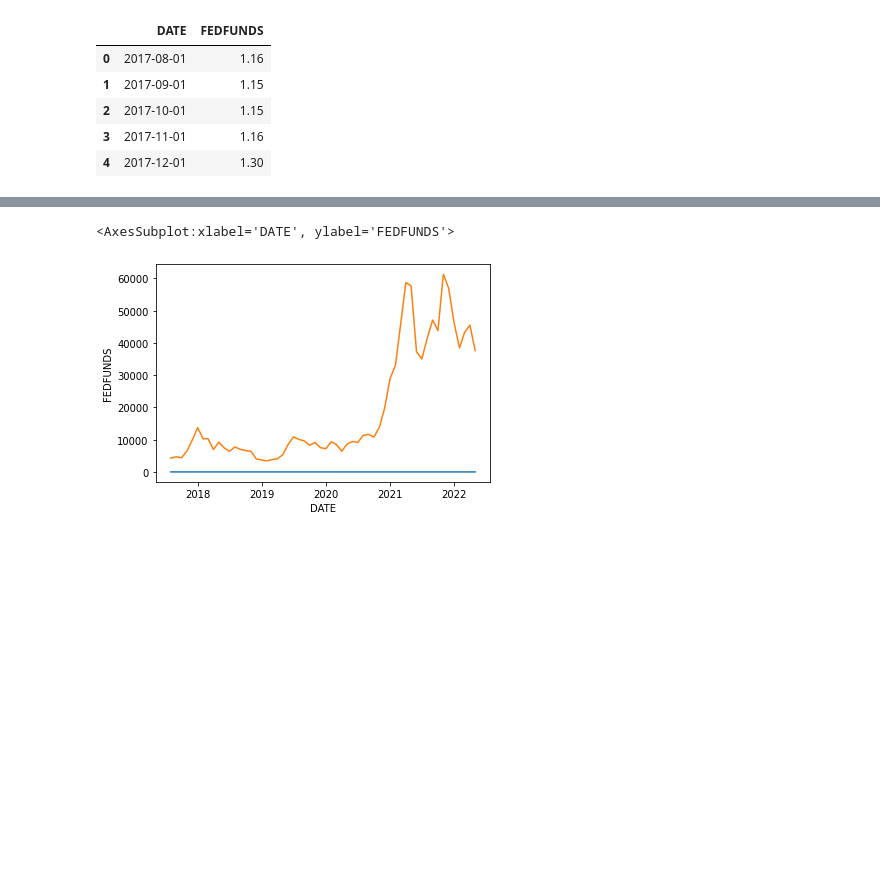
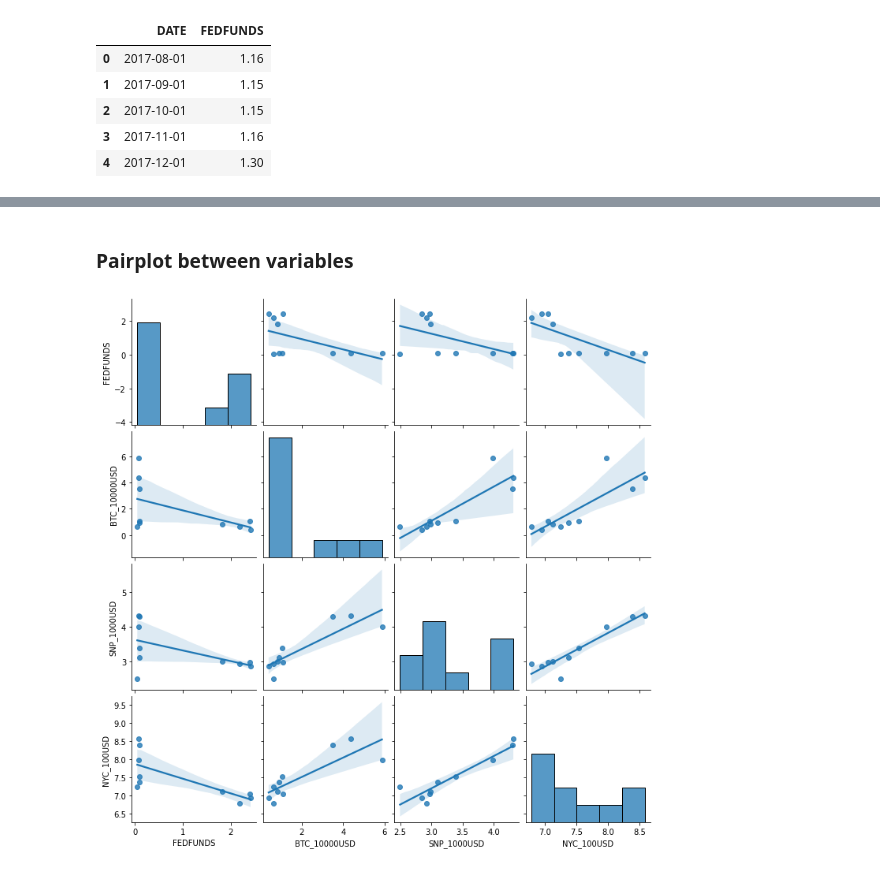
Before and after one commit to daeisbae/BTC-SNP500-FEDInterest-Analysis, a Jupyter notebook: data_analysis.ipynb, the cells around one changed output, grey strips where cells are left out. Saved outputs shown, nothing was run; the diff lists cells and outputs as text; code cells hidden in the pictures; blank space fills up the shorter version.

```diff
--- a/data_analysis.ipynb
+++ b/data_analysis.ipynb
@@ -53,6 +112,6 @@ sns.scatterplot(x='FEDFUNDS', y='BTC_10000USD', data=combine_df)
-# %%
-sns.lineplot(x="DATE", y="FEDFUNDS", data=combine_df)
-sns.lineplot(x="DATE", y="BTC_10000USD", data=combine_df)
-# %% [output]
-<AxesSubplot:xlabel='DATE', ylabel='FEDFUNDS'>
-[figure, removed]
+# %% [markdown]
+### Pairplot between variables
+# %%
+sns.pairplot(combine_df[['FEDFUNDS', 'BTC_10000USD', 'SNP_1000USD', 'NYC_100USD']], kind='reg');
+# %% [output]
+[figure, added]
```
Also changed, not shown: parts of 23 cells of this notebook.
